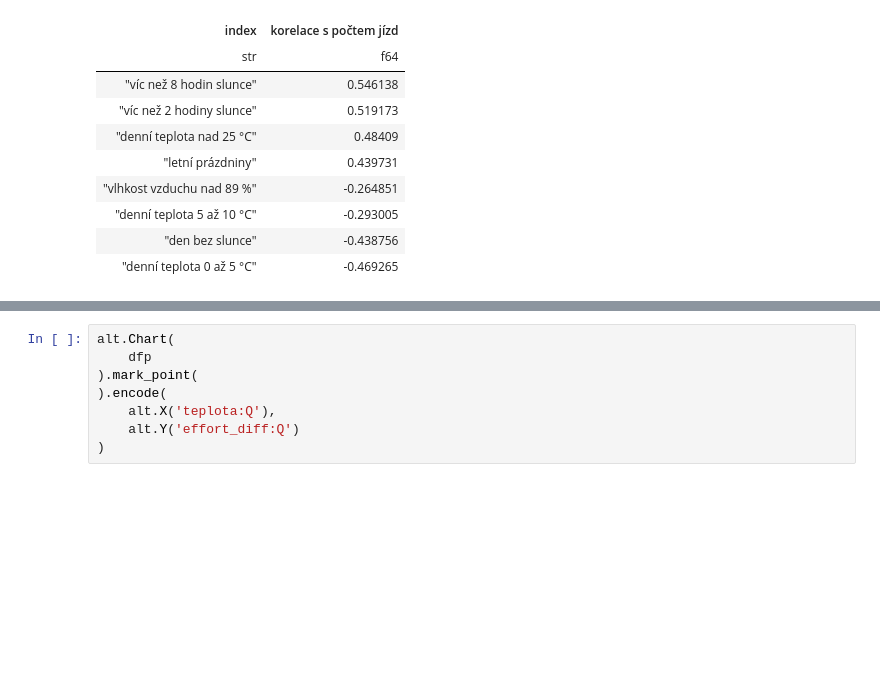
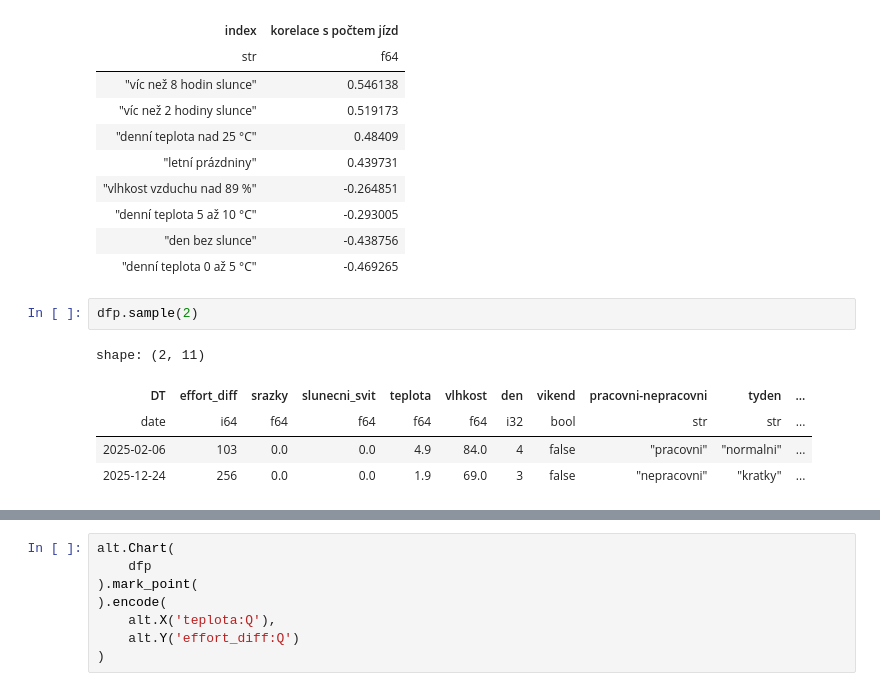
Before and after one commit to DataRozhlas/strava, a Jupyter notebook: 105_co_laka_jezdit_na_kole.ipynb, the cells around one changed output, grey strips where cells are left out. Saved outputs shown, nothing was run; the diff lists cells and outputs as text; blank space fills up the shorter version.

```diff
--- a/105_co_laka_jezdit_na_kole.ipynb
+++ b/105_co_laka_jezdit_na_kole.ipynb
@@ -437,3 +437,11 @@ shape: (8, 2)
 | "denní teplota 5 až 10 °C" | -0.293005 |
 | "den bez slunce" | -0.438756 |
 | "denní teplota 0 až 5 °C" | -0.469265 |
+# %%
+dfp.sample(2)
+# %% [output]
+shape: (2, 11)
+| DT | effort_diff | srazky | slunecni_svit | teplota | vlhkost | den | vikend | pracovni-nepracovni | tyden | ... |
+| date | i64 | f64 | f64 | f64 | f64 | i32 | bool | str | str | ... |
+| 2025-02-06 | 103 | 0.0 | 0.0 | 4.9 | 84.0 | 4 | false | "pracovni" | "normalni" | ... |
+| 2025-12-24 | 256 | 0.0 | 0.0 | 1.9 | 69.0 | 3 | false | "nepracovni" | "kratky" | ... |
```
Also changed, not shown: parts of 7 cells of this notebook, 7 other files.
